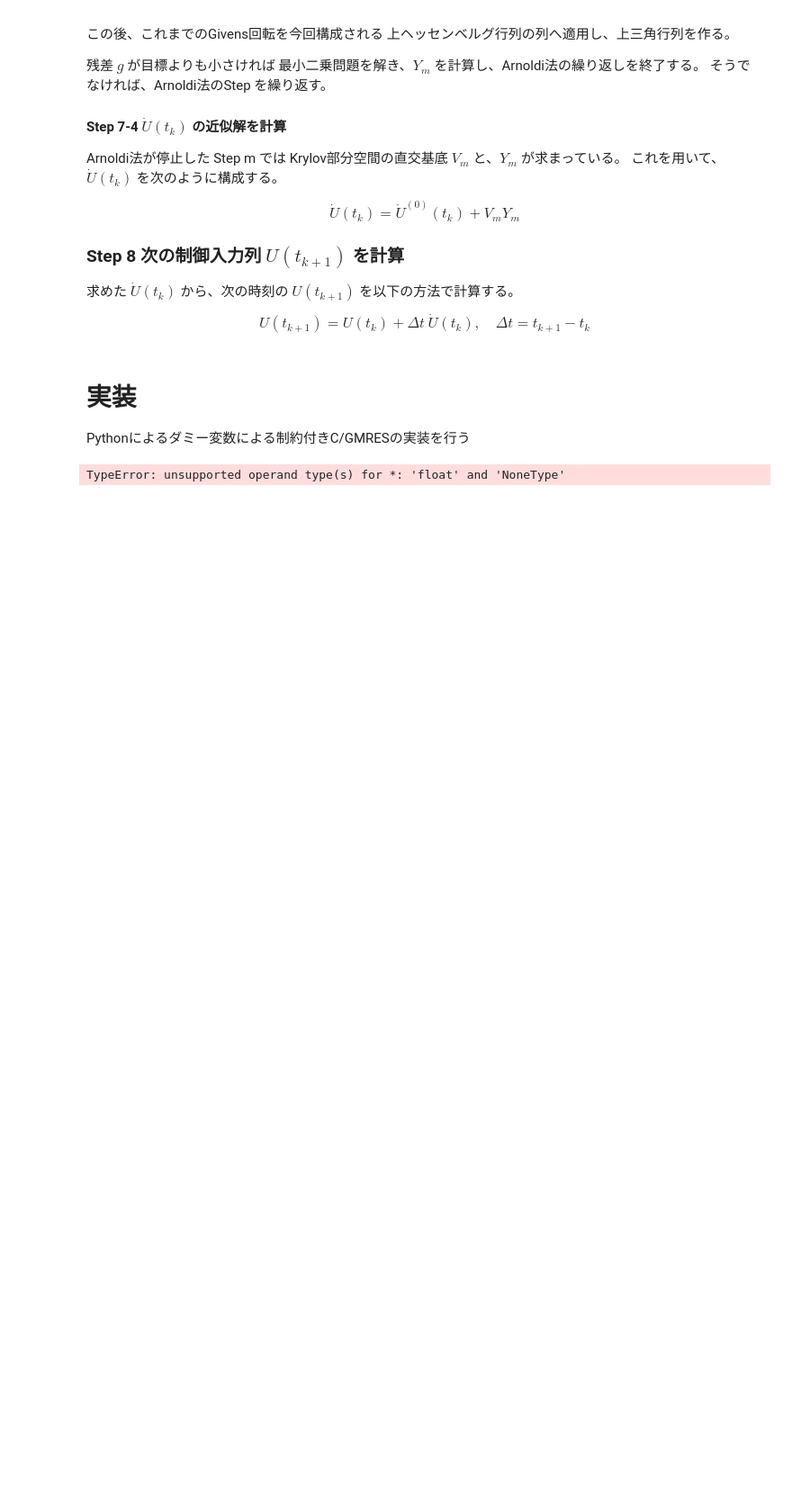
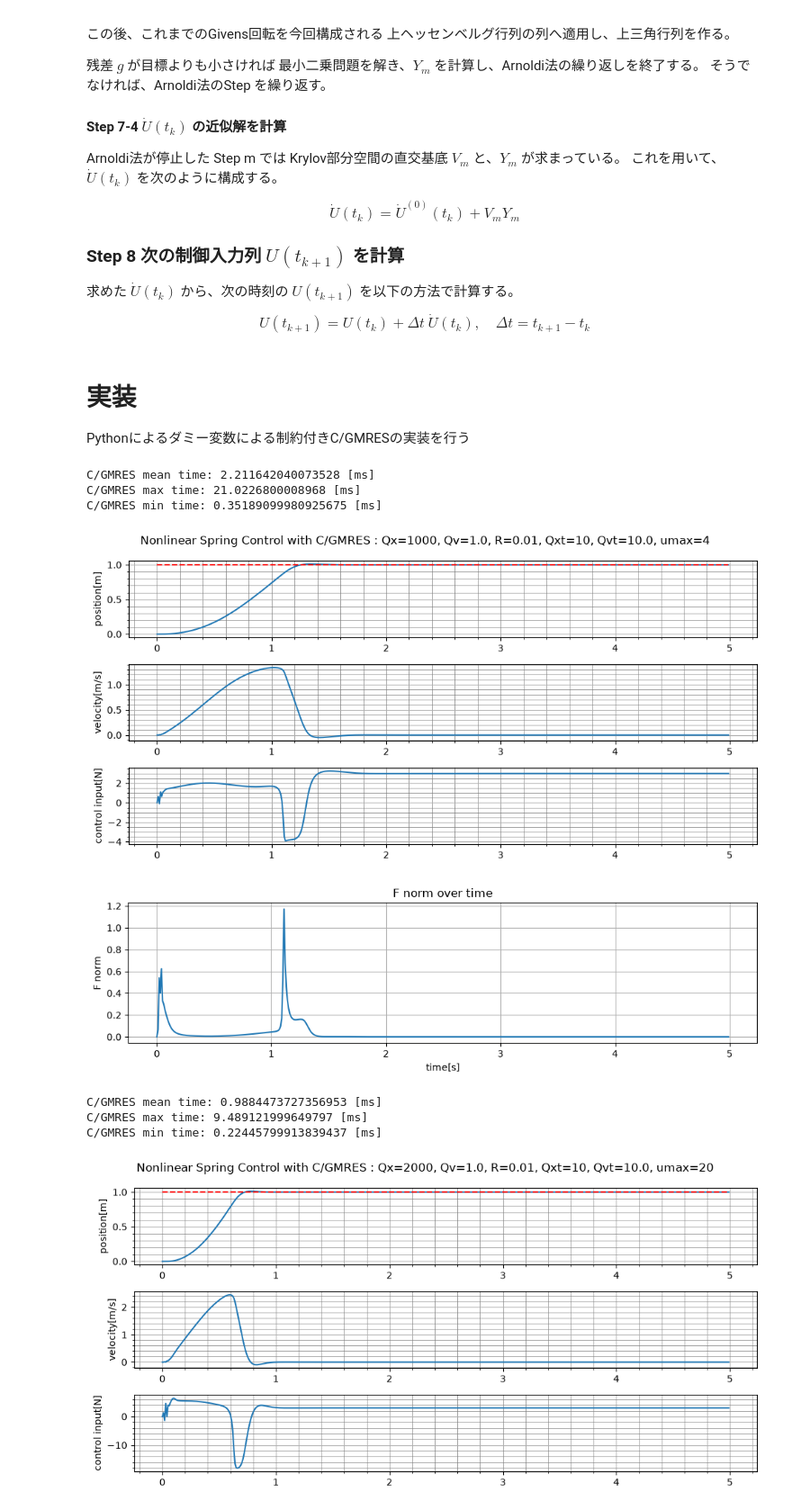
Before and after one commit to hideto008/learning_C-GMRES, a Jupyter notebook: Application/nonlinear_spring_with_constraint.ipynb, the cells around one changed output. Shown at 90% size. Cells and saved outputs as stored; diff of their text form; code cells hidden in the pictures; blank space fills up the shorter version.

```diff
--- a/Application/nonlinear_spring_with_constraint.ipynb
+++ b/Application/nonlinear_spring_with_constraint.ipynb
@@ -517,6 +565,8 @@ def _calc_F_numba(U, X0, t, N, Tf, Ta, m, k, k3, qx, qv, qxt, qvt, x_target, r,
         F[idx_ud] = -r_d + 2.0 * r_val * ud_val / u_max**2
         F[idx_r] = (u_val**2 + ud_val**2) / u_max**2 - 1.0
 
+    return F
+
 
 @dataclass
 class Parameters:
@@ -565,18 +615,20 @@ class C_GMRES:
     def F_U(self, U: list, lv):
         u, ud, r = U
         ret = np.zeros(3)
-        ret[0] = self.params.r * u + lv/self.params.m + 2 * r * u
-        ret[1] = - self.params.r_d + 2 * r * ud
-        ret[2] = u**2 + ud**2 - self.params.u_max**2
+        umax2 = self.params.u_max**2
+        ret[0] = self.params.r * u + lv/self.params.m + 2 * r * u / umax2
+        ret[1] = - self.params.r_d + 2 * r * ud/umax2
+        ret[2] = (u**2 + ud**2)/umax2 - 1.0
         return ret
 
     def JF(self, U:list):
         ret = np.zeros((3,3))
         u, ud, r = U
-        ret[0][0] = self.params.r + 2*r
-        ret[0][2] = 2* u
-        ret[1][1] = 2* r
-        ret[1][2] = 2* ud
+        umax2 = self.params.u_max**2
+        ret[0][0] = self.params.r + 2*r/umax2
+        ret[0][2] = 2* u/umax2
+        ret[1][1] = 2* r/umax2
+        ret[1][2] = 2* ud/umax2
         ret[2][0] = ret[0][2]
         ret[2][1] = ret[1][2]
 
@@ -948,7 +1000,7 @@ def plot_results(t_array, X_array, u_array, params):
         ax[i].grid(which="minor", lw=0.5, color='grey')
         ax[i].minorticks_on()
 
-    plt.suptitle(f"Nonlinear Spring Control with C/GMRES : Qx={params.qx}, Qv={params.qv}, R={params.r}, Qxt={params.qxt}, Qvt={params.qvt}")
+    plt.suptitle(f"Nonlinear Spring Control with C/GMRES : Qx={params.qx}, Qv={params.qv}, R={params.r}, Qxt={params.qxt}, Qvt={params.qvt}, umax={params.u_max}")
     fig.tight_layout()
     plt.show()
 
@@ -964,14 +1016,32 @@ def plot_f_norm(t_array, F_norm_array):
 # %%
 params1 = Parameters()
 params1.qxt = 10
-params1.qx = 500
+params1.qx = 1000
 params1.r = 0.01
 params1.Tf = 2.0
 params1.eps = 1e-3
 params1.N = 30
-params1.u_max = 10
-params1.r_d = 0.5
+params1.u_max = 4
+params1.r_d = 0.08
+params1.zeta = 50
 
-t1_array, x1_array, u1_array, f1_norm_array, _ = calc_simulation(params1, N=1000)
+t1_array, x1_array, u1_array, f1_norm_array, _ = calc_simulation(params1, N=500)
+plot_results(t1_array, x1_array, u1_array, params1)
+plot_f_norm(t1_array, f1_norm_array)
+
+params1.qx = 2000
+params1.u_max = 20
+
+t2_array, x2_array, u2_array, f2_norm_array, _ = calc_simulation(params1, N=500)
+plot_results(t2_array, x2_array, u2_array, params1)
+plot_f_norm(t2_array, f2_norm_array)
 # %% [output]
-TypeError: unsupported operand type(s) for *: 'float' and 'NoneType'
+C/GMRES mean time: 2.211642040073528 [ms]
+C/GMRES max time: 21.0226800008968 [ms]
+C/GMRES min time: 0.35189099980925675 [ms]
+[figure, added]
+[figure, added]
+C/GMRES mean time: 0.9884473727356953 [ms]
+C/GMRES max time: 9.489121999649797 [ms]
+C/GMRES min time: 0.22445799913839437 [ms]
+[figure, added]
```
Also changed, not shown: parts of 3 cells of this notebook.
